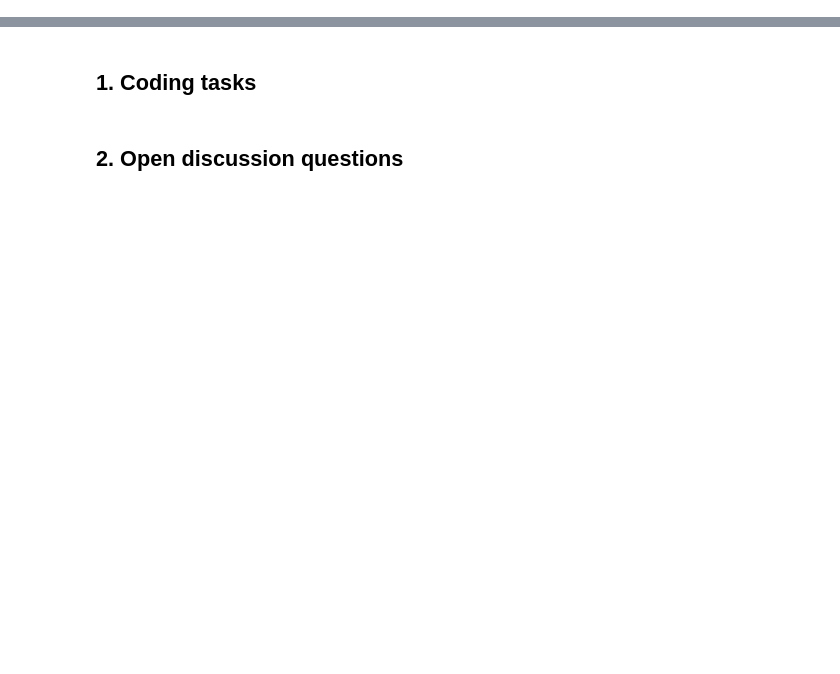
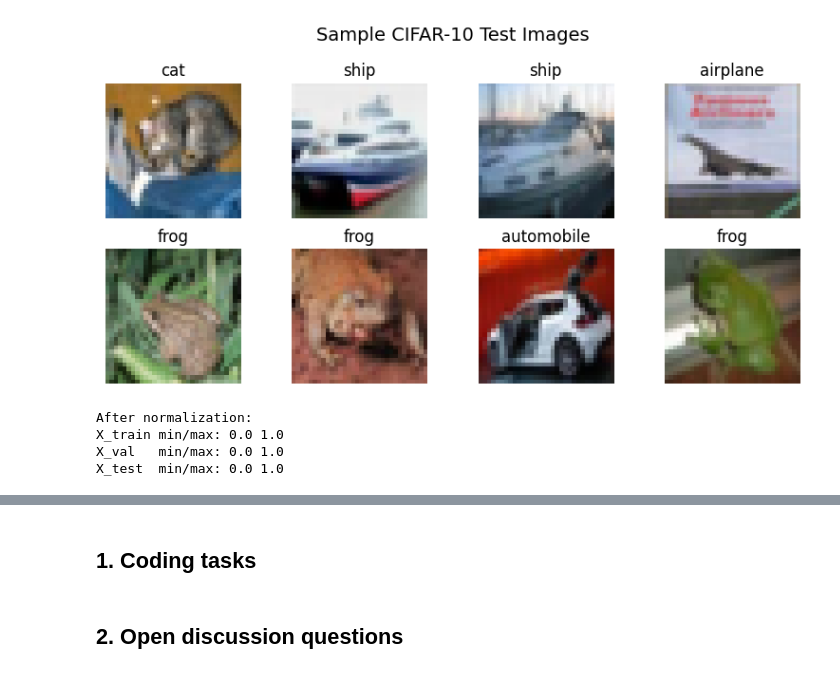
Before and after one commit to mintus2511/ML4DS_230167_Assignment5, a Jupyter notebook: Assignment_5_DeepLearning.ipynb, the cells around one changed output, grey strips where cells are left out. Cells and saved outputs as stored; diff of their text form; code cells hidden in the pictures; blank space fills up the shorter version.

```diff
--- a/Assignment_5_DeepLearning.ipynb
+++ b/Assignment_5_DeepLearning.ipynb
@@ -81,0 +109,30 @@ plt.show()
+# %%
+plt.figure(figsize=(8, 4))
+for i in range(8):
+    plt.subplot(2, 4, i + 1)
+    plt.imshow(X_test[i])
+    label_idx = int(y_test[i])
+    plt.title(class_names[label_idx])
+    plt.axis('off')
+
+plt.suptitle("Sample CIFAR-10 Test Images", fontsize=14)
+plt.tight_layout()
+plt.show()
+# %% [output]
+[figure, added]
+# %%
+# Normalize image data to [0, 1] range
+# Convert to float32 and divide by 255 to stabilize training
+X_train = X_train.astype("float32") / 255.0
+X_val   = X_val.astype("float32") / 255.0
+X_test  = X_test.astype("float32") / 255.0
+
+print("After normalization:")
+print("X_train min/max:", X_train.min(), X_train.max())
+print("X_val   min/max:", X_val.min(), X_val.max())
+print("X_test  min/max:", X_test.min(), X_test.max())
+# %% [output]
+After normalization:
+X_train min/max: 0.0 1.0
+X_val   min/max: 0.0 1.0
+X_test  min/max: 0.0 1.0
```
Also changed, not shown: parts of 33 cells of this notebook.
